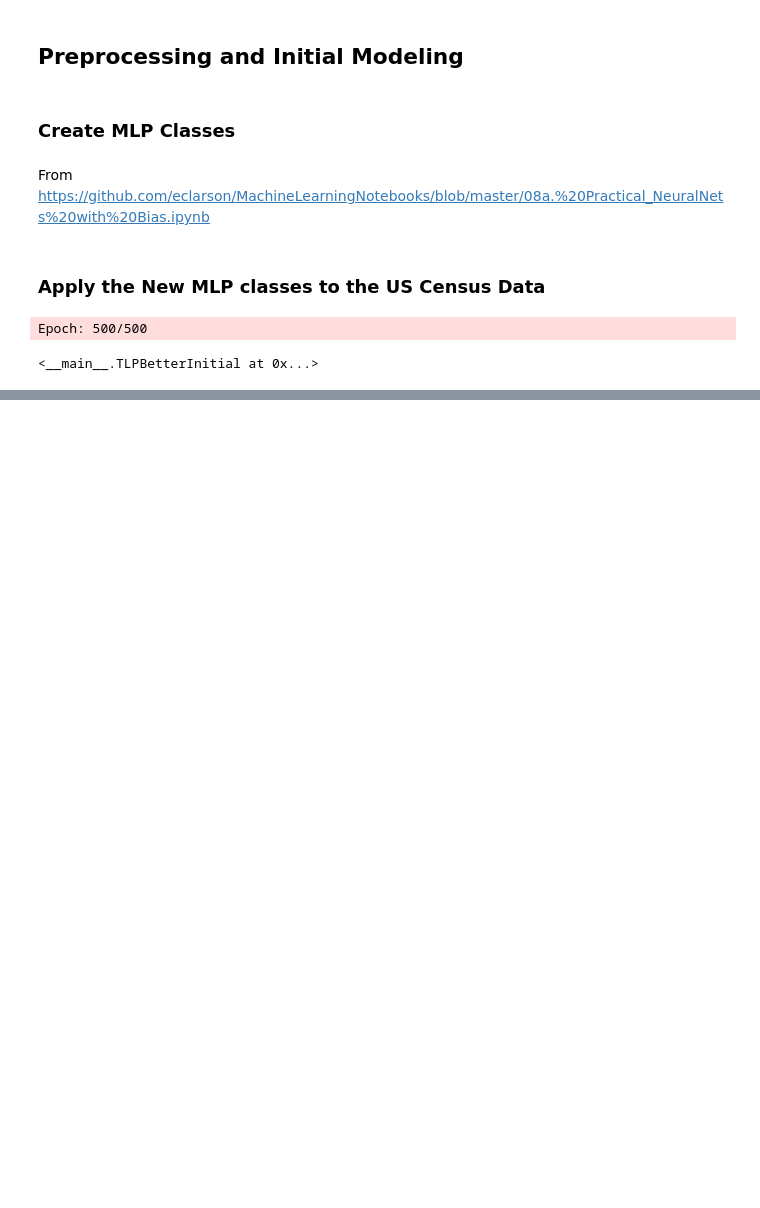
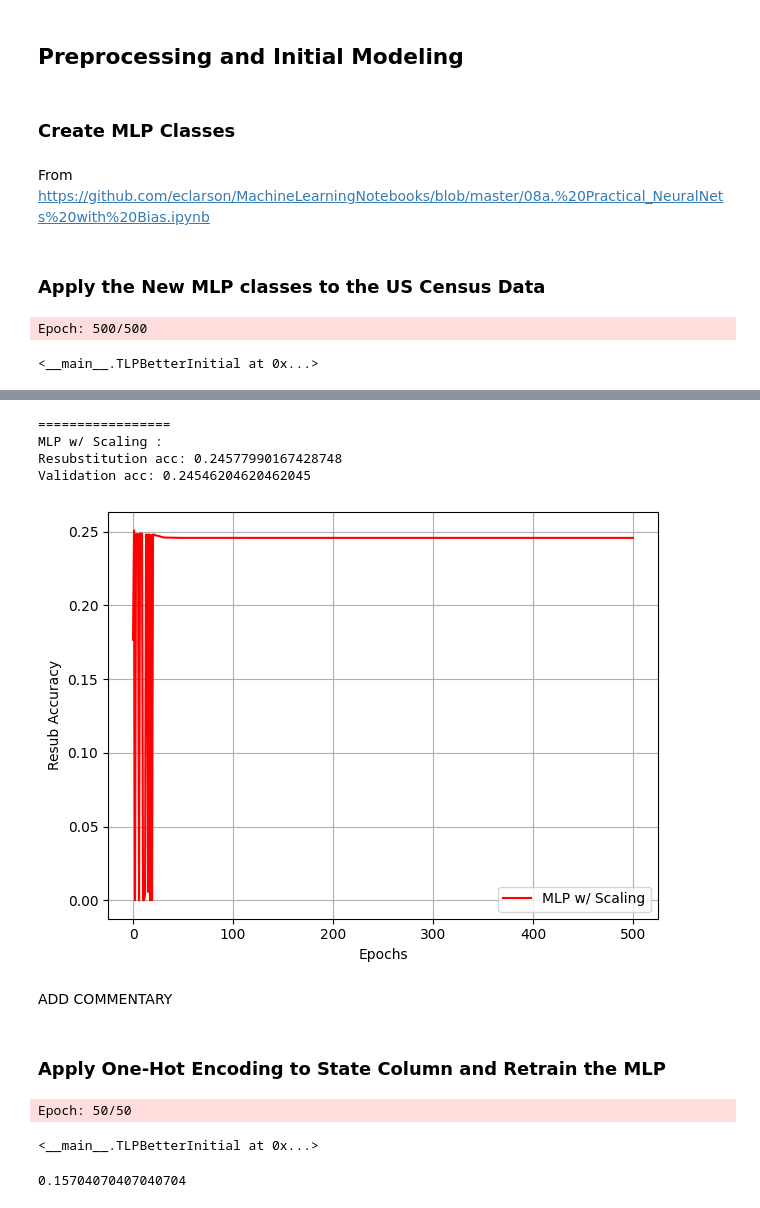
Before and after one commit to colew658/custom_mlp, a Jupyter notebook: custom_mlp.ipynb, the cells around one changed output, grey strips where cells are left out. Cells and saved outputs as stored; diff of their text form; code cells hidden in the pictures; blank space fills up the shorter version.

```diff
--- a/custom_mlp.ipynb
+++ b/custom_mlp.ipynb
@@ -471,0 +482,13 @@ Validation acc: 0.0
+# %%
+scaler = StandardScaler().set_output(transform="pandas")
+# Scale all features but State
+x_train_scaled = x_train.drop(columns=["State"]).copy()
+x_test_scaled = x_test.drop(columns=["State"]).copy()
+# Fit scaler on training data
+scaler.fit(x_train_scaled)
+# Transform both training and test data
+x_train_scaled = scaler.transform(x_train_scaled)
+x_test_scaled = scaler.transform(x_test_scaled)
+# Add back the State column
+x_train_scaled["State"] = x_train["State"]
+x_test_scaled["State"] = x_test["State"]
@@ -471,0 +510,21 @@ Validation acc: 0.0
+# %%
+print_result(
+    scaled_mlp,
+    x_train_scaled.to_numpy(),
+    y_train_cat.to_numpy(),
+    x_test_scaled.to_numpy(),
+    y_test_cat,
+    "MLP w/ Scaling",
+    "red",
+)
+plt.show()
+# %% [output]
+=================
+MLP w/ Scaling :
+Resubstitution acc: 0.24577990167428748
+Validation acc: 0.24546204620462045
+[figure, added]
+# %% [markdown]
+ADD COMMENTARY
+# %% [markdown]
+### Apply One-Hot Encoding to State Column and Retrain the MLP
@@ -471,0 +547,18 @@ Validation acc: 0.0
+# %%
+# Initialize the final mlp with one-hot encoded state
+final_mlp = TLPBetterInitial(
+    eta=0.0001, C=0.001, epochs=50, random_state=7324
+)
+# Fit the final mlp to the one-hot encoded data
+final_mlp.fit(
+    x_train_final.to_numpy(), y_train_cat.to_numpy(), print_progress=10
+)
+# %% [output]
+Epoch: 50/50
+<__main__.TLPBetterInitial at 0x...>
+# %%
+# Check the accuracy of the new mlp on the test set
+yhat_final = final_mlp.predict(x_test_final.to_numpy())
+accuracy_score(y_true=y_test_cat, y_pred=yhat_final)
+# %% [output]
+0.15704070407040704
```
Also changed, not shown: parts of 12 cells of this notebook.
